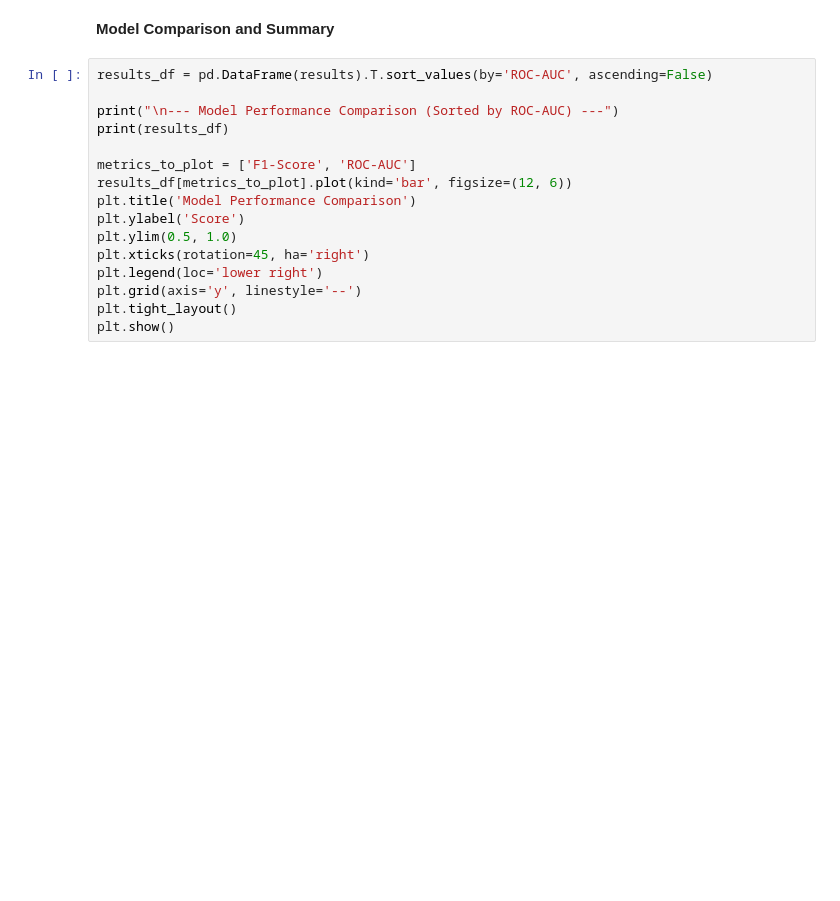
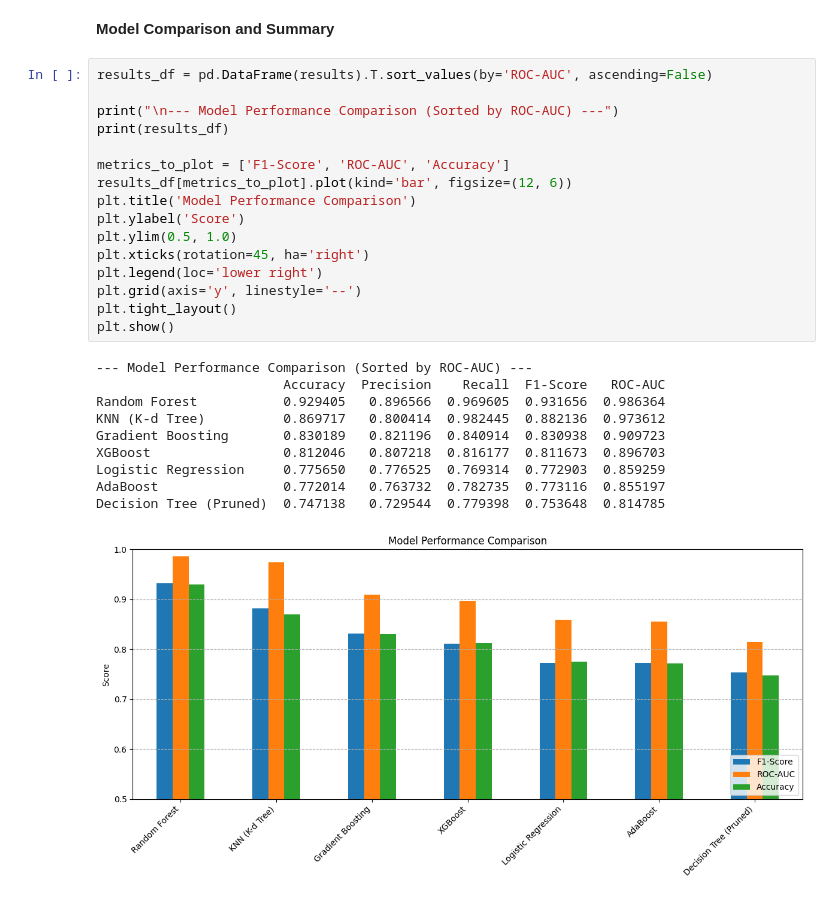
Before and after one commit to nijat-akhundzada/rain-tomorrow-prediction, a Jupyter notebook: main.ipynb, the cells around one changed output. Saved outputs shown, nothing was run; the diff lists cells and outputs as text; blank space fills up the shorter version.

```diff
--- a/main.ipynb
+++ b/main.ipynb
@@ -729,16 +831,27 @@ print(f"Best XGBoost Parameters: {xgb_rand.best_params_}")
 # %%
 results_df = pd.DataFrame(results).T.sort_values(by='ROC-AUC', ascending=False)
 
 print("\n--- Model Performance Comparison (Sorted by ROC-AUC) ---")
 print(results_df)
 
-metrics_to_plot = ['F1-Score', 'ROC-AUC']
+metrics_to_plot = ['F1-Score', 'ROC-AUC', 'Accuracy']
 results_df[metrics_to_plot].plot(kind='bar', figsize=(12, 6))
 plt.title('Model Performance Comparison')
 plt.ylabel('Score')
 plt.ylim(0.5, 1.0)
 plt.xticks(rotation=45, ha='right')
 plt.legend(loc='lower right')
 plt.grid(axis='y', linestyle='--')
 plt.tight_layout()
 plt.show()
+# %% [output]
+--- Model Performance Comparison (Sorted by ROC-AUC) ---
+                        Accuracy  Precision    Recall  F1-Score   ROC-AUC
+Random Forest           0.929405   0.896566  0.969605  0.931656  0.986364
+KNN (K-d Tree)          0.869717   0.800414  0.982445  0.882136  0.973612
+Gradient Boosting       0.830189   0.821196  0.840914  0.830938  0.909723
+XGBoost                 0.812046   0.807218  0.816177  0.811673  0.896703
+Logistic Regression     0.775650   0.776525  0.769314  0.772903  0.859259
+AdaBoost                0.772014   0.763732  0.782735  0.773116  0.855197
+Decision Tree (Pruned)  0.747138   0.729544  0.779398  0.753648  0.814785
+[figure, added]
```
Also changed, not shown: parts of 9 cells of this notebook.
